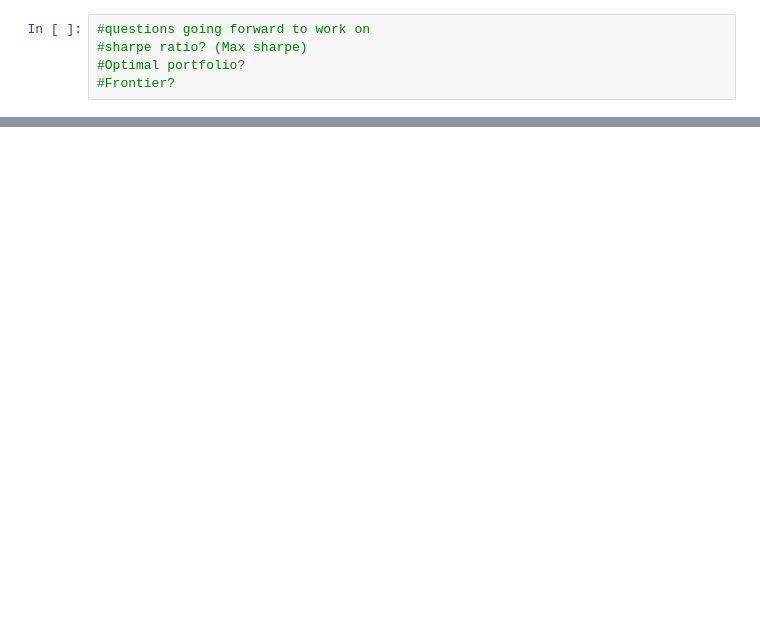
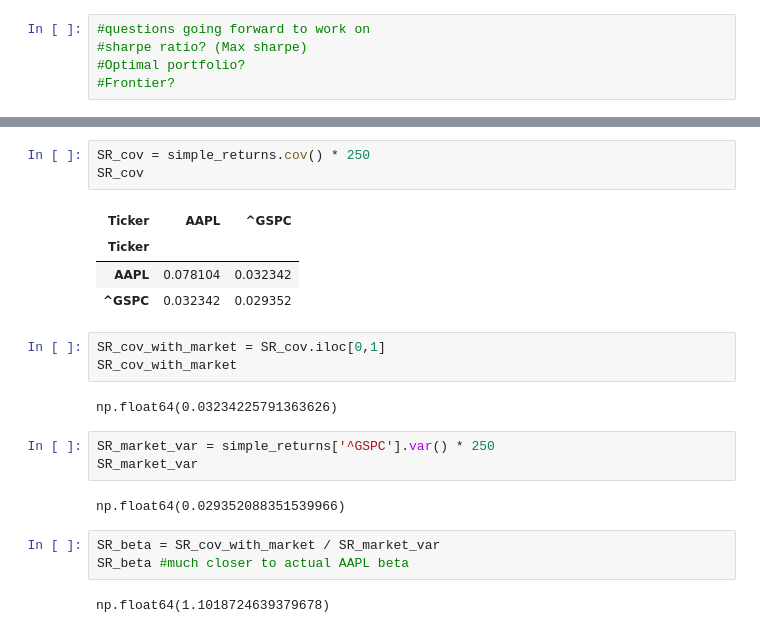
Before and after one commit to VinceLynch2002/portfolio-project, a Jupyter notebook: notebooks/practice/markowitz.ipynb, the cells around one changed output, grey strips where cells are left out. Saved outputs shown, nothing was run; the diff lists cells and outputs as text; blank space fills up the shorter version.

```diff
--- a/notebooks/practice/markowitz.ipynb
+++ b/notebooks/practice/markowitz.ipynb
@@ -218,0 +311,23 @@ The Minimum Variance Portfolio is a volatility of 23.65% with a expected annual
+# %%
+SR_cov = simple_returns.cov() * 250
+SR_cov
+# %% [output]
+| Ticker | AAPL | ^GSPC |
+| Ticker |  |  |
+| AAPL | 0.078104 | 0.032342 |
+| ^GSPC | 0.032342 | 0.029352 |
+# %%
+SR_cov_with_market = SR_cov.iloc[0,1]
+SR_cov_with_market
+# %% [output]
+np.float64(0.03234225791363626)
+# %%
+SR_market_var = simple_returns['^GSPC'].var() * 250
+SR_market_var
+# %% [output]
+np.float64(0.029352088351539966)
+# %%
+SR_beta = SR_cov_with_market / SR_market_var
+SR_beta #much closer to actual AAPL beta
+# %% [output]
+np.float64(1.1018724639379678)
```
Also changed, not shown: parts of 38 cells of this notebook.
